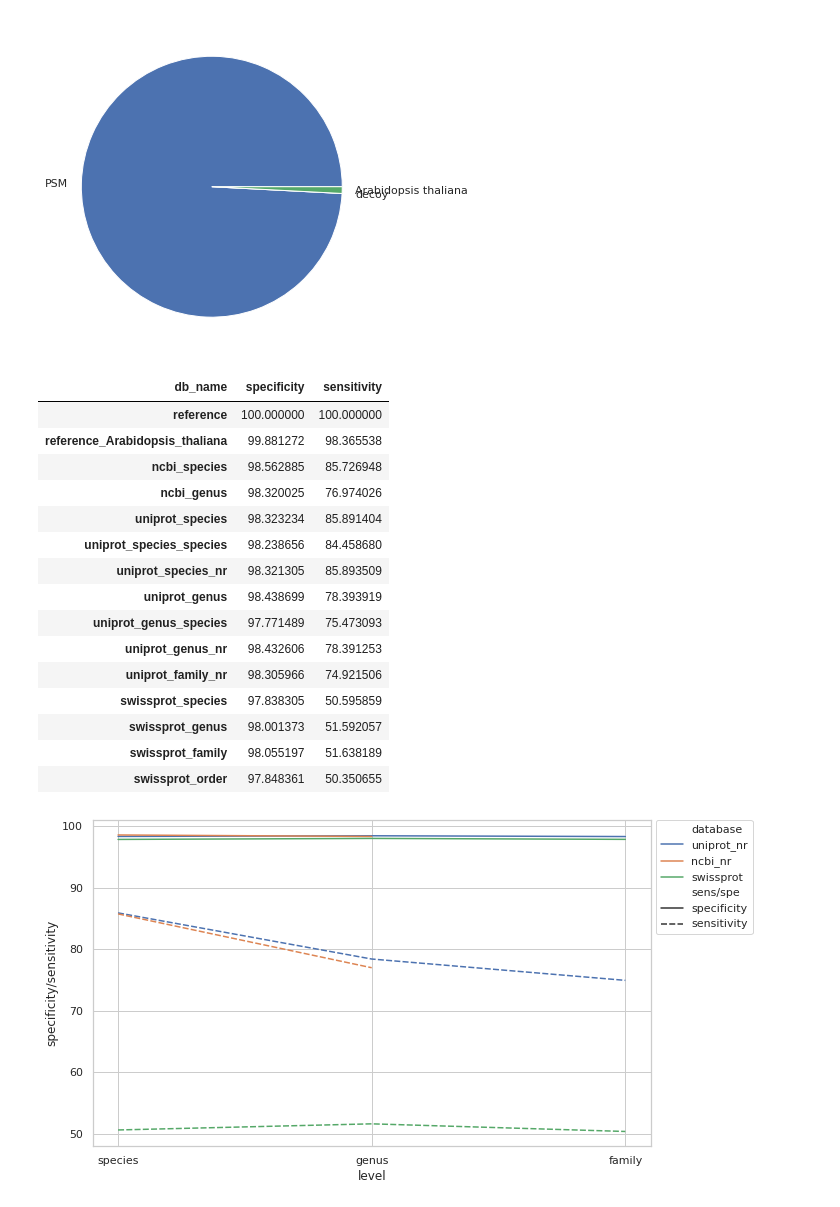
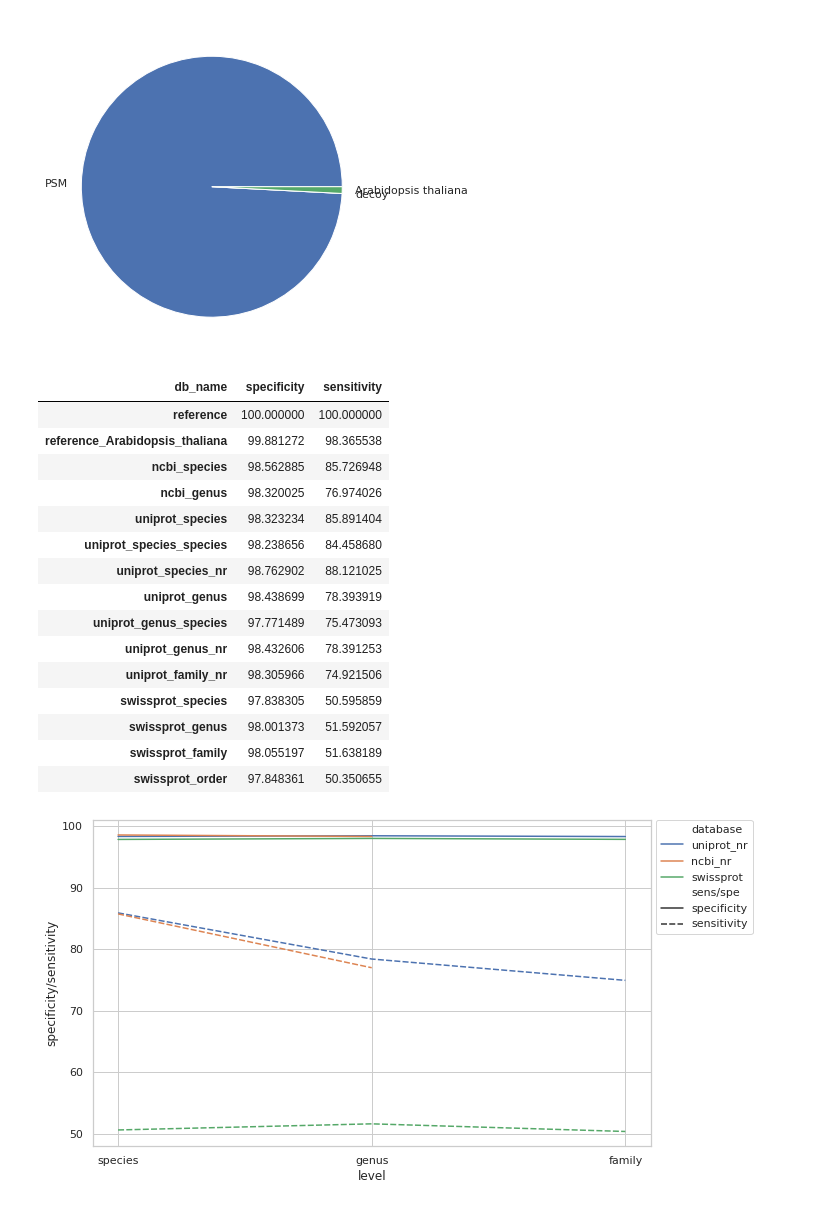
Before and after one commit to jschmacht/xtandem_result_analyzer, a Jupyter notebook: create_plots_from_sensitivity_analysis.ipynb, the cells around one changed output. Drawn from its saved outputs; the diff is of its cells as text; code cells hidden in the pictures.

```diff
--- a/create_plots_from_sensitivity_analysis.ipynb
+++ b/create_plots_from_sensitivity_analysis.ipynb
@@ -197,22 +192,23 @@ pie.savefig('/home/jules/Documents/Tax2Proteome/benchmarking/plots/Arabidopsis_t
 # %%
 # show sen spec results
 all_results_dict = read_all_results_into_dict('/home/jules/Documents/Tax2Proteome/benchmarking/sensitivity_analysis.tsv')
 all_results_df = pd.read_csv('/home/jules/Documents/Tax2Proteome/benchmarking/sensitivity_analysis.tsv', sep='\t')
 #print(result_df.head())
 # transpose
 all_results_df.set_index('db_name',inplace=True)
 all_result_df_t = all_results_df.T
 # print(result_df_t.head())
-all_result_df_t[['specificity', 'sensitivity']]
+sensitivity_specificity_df = all_result_df_t[['specificity', 'sensitivity']]
+sensitivity_specificity_df
 # %% [output]
 | db_name | specificity | sensitivity |
 | reference | 100.000000 | 100.000000 |
 | reference_Arabidopsis_thaliana | 99.881272 | 98.365538 |
 | ncbi_species | 98.562885 | 85.726948 |
 | ncbi_genus | 98.320025 | 76.974026 |
 | uniprot_species | 98.323234 | 85.891404 |
 | uniprot_species_species | 98.238656 | 84.458680 |
-| uniprot_species_nr | 98.321305 | 85.893509 |
+| uniprot_species_nr | 98.762902 | 88.121025 |
 | uniprot_genus | 98.438699 | 78.393919 |
 | uniprot_genus_species | 97.771489 | 75.473093 |
 | uniprot_genus_nr | 98.432606 | 78.391253 |
```
Also changed, not shown: parts of 3 cells of this notebook, 3 other files.
